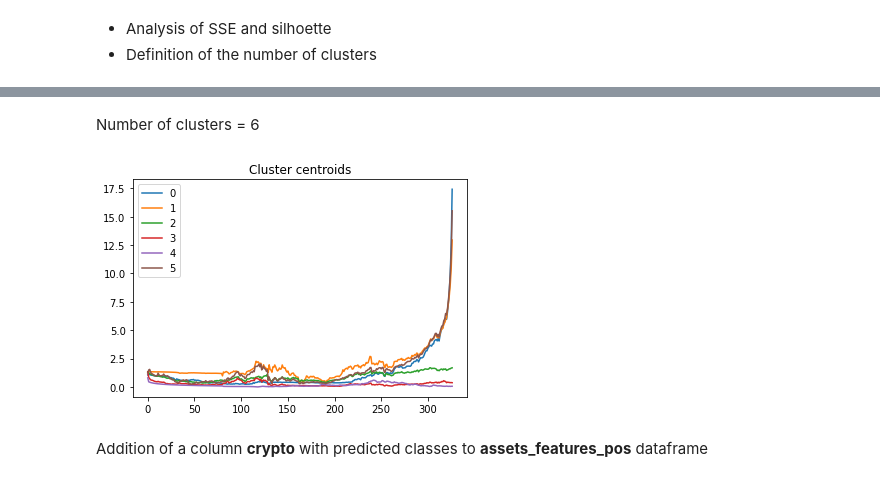
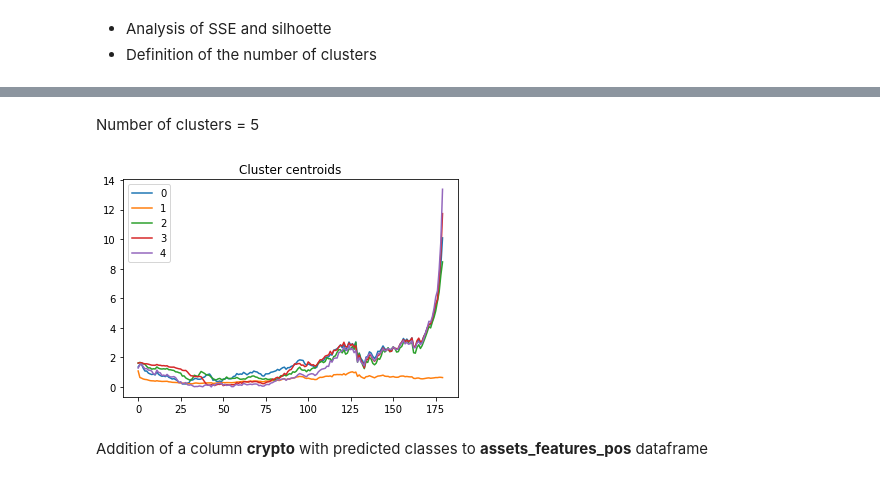
Before and after one commit to ssophiee/crypto_clusterization, a Jupyter notebook: crypto_clusterization.ipynb, the cells around one changed output, grey strips where cells are left out. Drawn from its saved outputs; the diff is of its cells as text; code cells hidden in the pictures.

```diff
--- a/crypto_clusterization.ipynb
+++ b/crypto_clusterization.ipynb
@@ -193 +177,3 @@ cryptos = ['BTC-USD', 'ETH-USD', 'BNB-USD', 'USDT-USD', 'SOL1-USD', 'ADA-USD', '
+# %%
+cryptos = list(html_df['Symbol'])
 # %% [markdown]
@@ -195,6 +181,6 @@ cryptos = ['BTC-USD', 'ETH-USD', 'BNB-USD', 'USDT-USD', 'SOL1-USD', 'ADA-USD', '
 # %%
 start = datetime.datetime(2021, 1, 10)
-end = datetime.datetime(2021, 12, 2)
+end = datetime.datetime(2021, 7, 8)
 
 assets = pd.DataFrame()
 for i in cryptos:
@@ -365,7 +320,7 @@ Addition of a column **clusters** to the dataframe assets_transposed
 # %%
 assets_transposed = assets.T
 # %%
-assets.T['clusters'] = ts_kmeans.predict(scaled_data)
+assets_transposed['clusters'] = ts_kmeans.predict(scaled_data)
 # %% [output]
 2-Dimensional data passed. Assuming these are 30 1-dimensional timeseries
 # %% [markdown]
@@ -381,3 +340,7 @@ norm_assets = assets.copy()
+# %%
+norm_assets = assets.copy()
+norm_assets.fillna(norm_assets.mean(), inplace=True)
+norm_assets.drop('WTRX-USD', axis=1, inplace=True)
 # %%
 for column_ in norm_assets.columns:
   for i in range(norm_assets.shape[0]):
@@ -475,17 +442,17 @@ plt.show()
 # %% [markdown]
-Number of clusters = 6
+Number of clusters = 5
 # %%
-n_clusters = 6
+n_clusters = 5
 ts_kmeans = TimeSeriesKMeans(n_clusters=n_clusters, metric='euclidean', init='random', max_iter=300)
 ts_kmeans.fit(X_reduced_pos) #predicting cluster of the assets given
 
 for cluster in range(n_clusters):
   plt.plot(ts_kmeans.cluster_centers_[cluster, :, 0], label=cluster)
 plt.title('Cluster centroids')
 plt.legend()
 plt.show()
 # %% [output]
-[figure, old version]
+[figure, new version]
 # %% [markdown]
 Addition of a column **crypto** with predicted classes to **assets_features_pos** dataframe
 # %%
```
Also changed, not shown: parts of 47 cells of this notebook, 1 other file.
